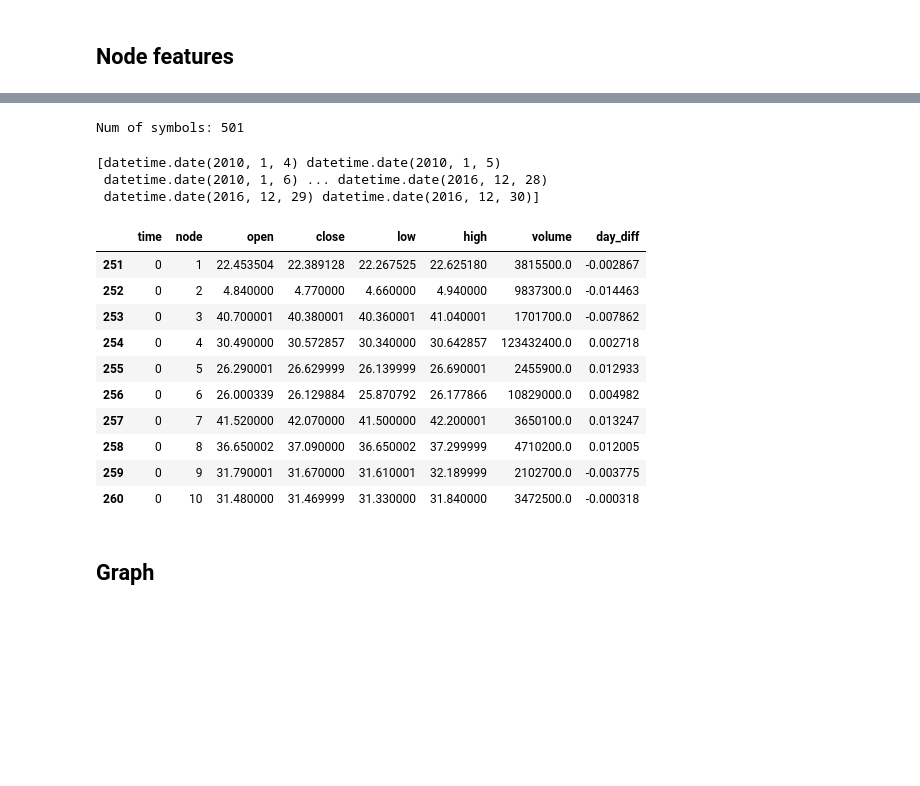
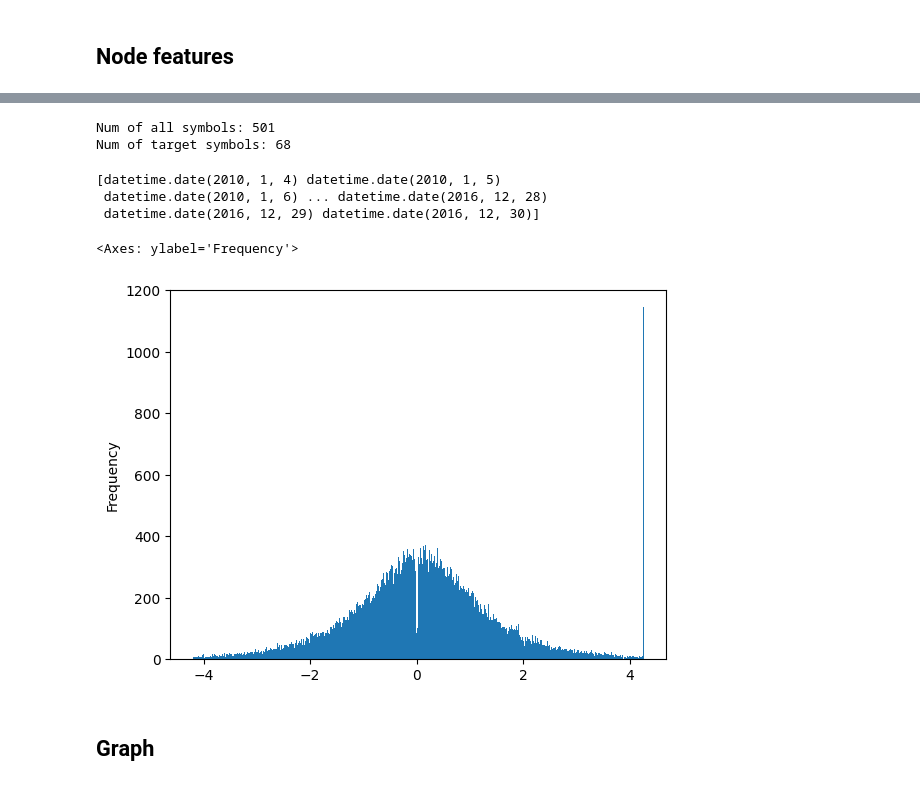
Before and after one commit to mohammadT77/NYSE-Temporal-Graph, a Jupyter notebook: temporal_link_prediction.ipynb, the cells around one changed output, grey strips where cells are left out. Cells and saved outputs as stored; diff of their text form; code cells hidden in the pictures; blank space fills up the shorter version.

```diff
--- a/temporal_link_prediction.ipynb
+++ b/temporal_link_prediction.ipynb
@@ -43,19 +45,36 @@ prices_split_adjusted_df = pd.read_csv(join_path(dataset_path, "prices-split-adj
 prices_df = pd.read_csv(join_path(dataset_path, "prices.csv"))
 securities_df = pd.read_csv(join_path(dataset_path, "securities.csv"))
 # %%
-all_symbols = prices_split_adjusted_df['symbol'].unique()
+all_symbols = prices_split_adjusted_df['symbol'].sort_values().unique()
+
+def get_symbol_by_sector(sector):
+    return securities_df[securities_df['GICS Sector'] == sector]['Ticker symbol'].to_list()
+
+target_symbols = prices_split_adjusted_df['symbol'].sort_values().unique()
+
+target_symbols = []
+for sector in TARGET_SECTORS:
+    target_symbols += get_symbol_by_sector(sector)
+
+target_symbols.sort()
 
 @cache
 def symbol_to_int(symbol: str):
-    return all_symbols.tolist().index(symbol)
+    if symbol not in target_symbols:
+        return -1
+    return target_symbols.index(symbol)
 
 @cache
 def int_to_symbol(idx):
-    return all_symbols[idx]
+    idx = int(idx)
+    return target_symbols[idx]
 
-print("Num of symbols:", len(all_symbols))
+
+print("Num of all symbols:", len(all_symbols))
+print("Num of target symbols:", len(target_symbols))
 # %% [output]
-Num of symbols: 501
+Num of all symbols: 501
+Num of target symbols: 68
 # %%
 prices_split_adjusted_df['date'] = pd.to_datetime(prices_split_adjusted_df['date']).dt.date
 dates = prices_split_adjusted_df['date'].sort_values().unique()
@@ -83,29 +101,31 @@ print(dates)
  datetime.date(2016, 12, 29) datetime.date(2016, 12, 30)]
 # %%
 node_features_df = prices_split_adjusted_df.copy()
-node_features_df['day_diff'] = ((node_features_df['close']) - (o:=node_features_df['open'])) / o
+node_features_df = node_features_df[node_features_df['symbol'].isin(target_symbols)]
+node_features_df['day_diff'] = ((node_features_df['close']) - (o:=node_features_df['open'])) / o * 100
 node_features_df['date'] = node_features_df['date'].apply(lambda x: date_to_int(x))
 node_features_df['symbol'] = node_features_df['symbol'].apply(lambda x: symbol_to_int(x))
+
+# Drop rows with symbol -1:
+node_features_df = node_features_df[node_features_df['symbol'] != -1]
 
 # rename symbol to node_id
 node_features_df = node_features_df.rename(columns={'symbol': 'node', 'date': 'time'})
 
+lower_bound = node_features_df['day_diff'].quantile(0.01)  # 1st percentile
+upper_bound = node_features_df['day_diff'].quantile(0.99)  # 99th percentile
+
+node_features_df['day_diff'] = node_features_df['day_diff'].clip(lower=lower_bound, upper=upper_bound)
+
 
 
 node_features_df.sort_values(['time', 'node'], inplace=True)
-node_features_df.head(10)
+# node_features_df.head(10)
+node_features_df['day_diff'].describe()
+node_features_df['day_diff'].plot.hist(bins=1000)
 # %% [output]
-|  | time | node | open | close | low | high | volume | day_diff |
-| 251 | 0 | 1 | 22.453504 | 22.389128 | 22.267525 | 22.625180 | 3815500.0 | -0.002867 |
-| 252 | 0 | 2 | 4.840000 | 4.770000 | 4.660000 | 4.940000 | 9837300.0 | -0.014463 |
-| 253 | 0 | 3 | 40.700001 | 40.380001 | 40.360001 | 41.040001 | 1701700.0 | -0.007862 |
-| 254 | 0 | 4 | 30.490000 | 30.572857 | 30.340000 | 30.642857 | 123432400.0 | 0.002718 |
-| 255 | 0 | 5 | 26.290001 | 26.629999 | 26.139999 | 26.690001 | 2455900.0 | 0.012933 |
-| 256 | 0 | 6 | 26.000339 | 26.129884 | 25.870792 | 26.177866 | 10829000.0 | 0.004982 |
-| 257 | 0 | 7 | 41.520000 | 42.070000 | 41.500000 | 42.200001 | 3650100.0 | 0.013247 |
-| 258 | 0 | 8 | 36.650002 | 37.090000 | 36.650002 | 37.299999 | 4710200.0 | 0.012005 |
-| 259 | 0 | 9 | 31.790001 | 31.670000 | 31.610001 | 32.189999 | 2102700.0 | -0.003775 |
-| 260 | 0 | 10 | 31.480000 | 31.469999 | 31.330000 | 31.840000 | 3472500.0 | -0.000318 |
+<Axes: ylabel='Frequency'>
+[figure, added]
 # %% [markdown]
 ## Graph
 # %%
```
Also changed, not shown: parts of 18 cells of this notebook.
